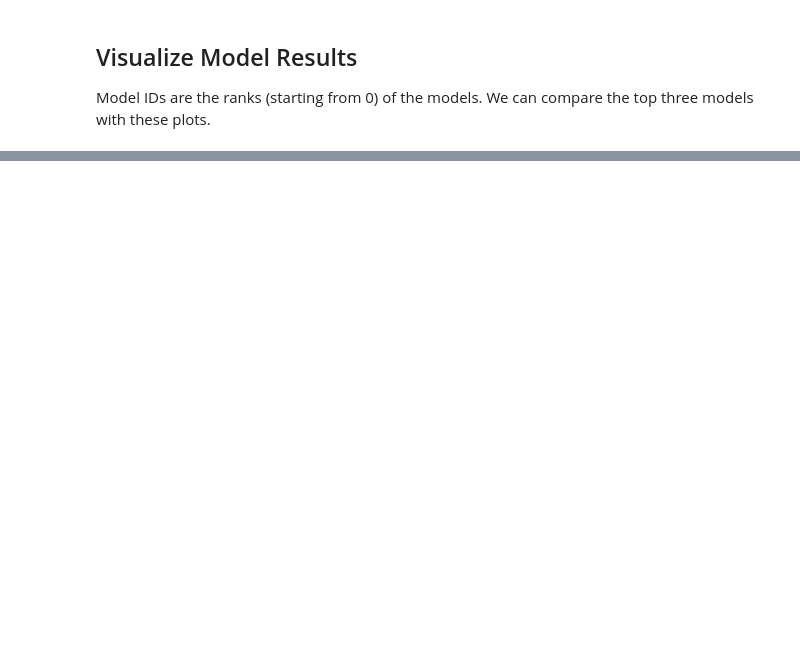
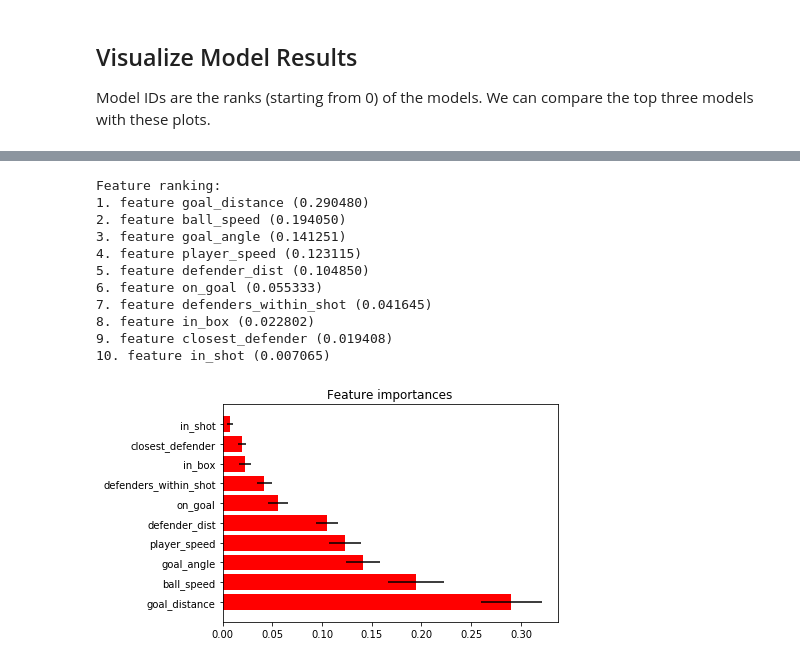
Before and after one commit to vingkan/haxml, a Jupyter notebook: notebooks/compare_models-lynn.ipynb, the cells around one changed output, grey strips where cells are left out. Saved outputs shown, nothing was run; the diff lists cells and outputs as text; code cells hidden in the pictures; blank space fills up the shorter version.

```diff
--- a/notebooks/compare_models-lynn.ipynb
+++ b/notebooks/compare_models-lynn.ipynb
@@ -497,0 +551,39 @@ plot[0]
+# %%
+import matplotlib.pyplot as plt
+features = models[1]['features']
+X_train = d_train[features]
+y_train = d_train["ag"]
+clf = models[1]['clf']
+importances = clf.feature_importances_
+std = np.std([tree.feature_importances_ for tree in clf.estimators_],
+             axis=0)
+indices = np.argsort(importances)[::-1]
+
+# Print the feature ranking
+print("Feature ranking:")
+
+for f in range(X_train.shape[1]):
+    print("%d. feature %s (%f)" % (f + 1, features[indices[f]], importances[indices[f]]))
+
+# Plot the impurity-based feature importances of the forest
+plt.figure()
+plt.title("Feature importances")
+plt.barh(range(X_train.shape[1]), importances[indices],
+        color="r", xerr=std[indices], align="center")
+
+plt.yticks(range(X_train.shape[1]), [features[i] for i in indices])
+plt.ylim([-1, X_train.shape[1]])
+plt.show()
+# %% [output]
+Feature ranking:
+1. feature goal_distance (0.290480)
+2. feature ball_speed (0.194050)
+3. feature goal_angle (0.141251)
+4. feature player_speed (0.123115)
+5. feature defender_dist (0.104850)
+6. feature on_goal (0.055333)
+7. feature defenders_within_shot (0.041645)
+8. feature in_box (0.022802)
+9. feature closest_defender (0.019408)
+10. feature in_shot (0.007065)
+[figure, added]
```
Also changed, not shown: parts of 13 cells of this notebook, 4 other files.
